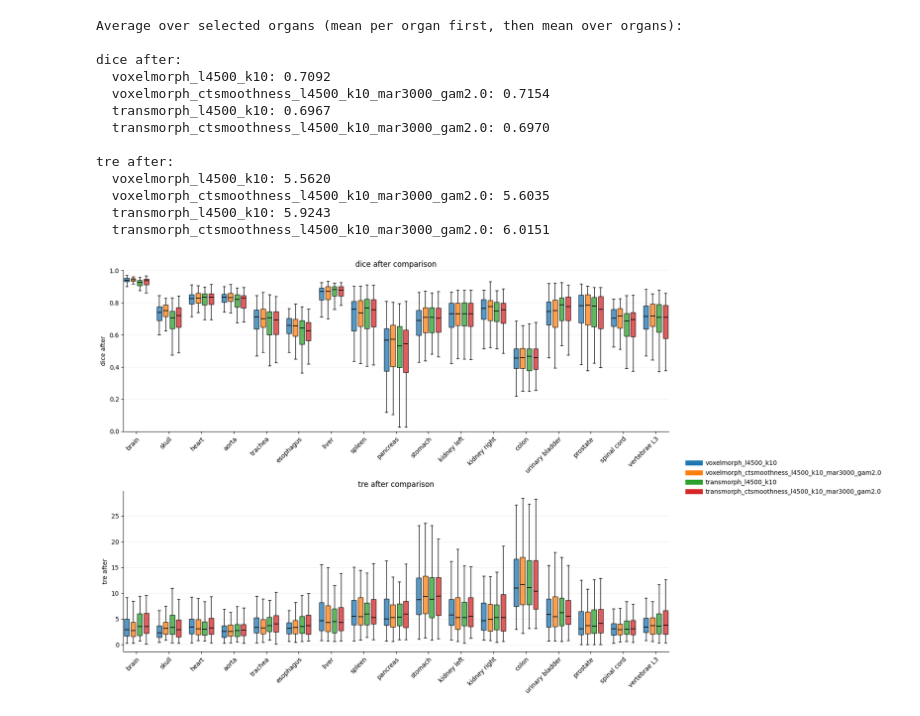
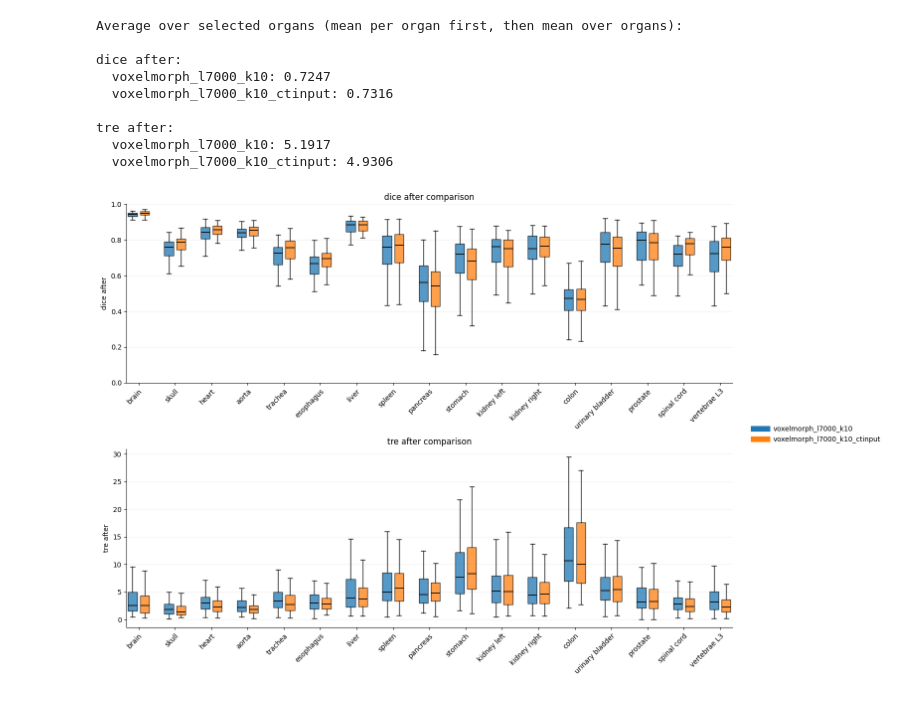
Before and after one commit to XiangcenWu/psma_gen, a Jupyter notebook: Registration/read_inference/read_inference_results.ipynb, the cells around one changed output. Drawn from its saved outputs; the diff is of its cells as text; code cells hidden in the pictures.

```diff
--- a/Registration/read_inference/read_inference_results.ipynb
+++ b/Registration/read_inference/read_inference_results.ipynb
@@ -638,25 +634,9 @@ DEFAULT_ORGANS = [
 ]
 
 TXT_FILES = [
-    # "/share/home/xcwu/pet_reg_results/ctsmoothness_l4500_k10_mar3000_gam2.0.txt",
-    # # "voxelmorph_l7000_k10.txt",
-    # # "/share/home/xcwu/pet_reg_results/voxelmorph_l7000_k10.txt",
-    # # "/share/home/xcwu/pet_reg_results/voxelmorph_l7000_k10_ctinput.txt",
-    # "/share/home/xcwu/pet_reg_results/voxelmorph_ctsmoothness_l4500_k10_mar3000_gam2.0.txt",
-    # # "/share/home/xcwu/pet_reg_results/transmorph_l7000_k10.txt",
-    # # "/share/home/xcwu/pet_reg_results/transmorph_l7000_k10_ctinput.txt",
-    # "/share/home/xcwu/pet_reg_results/transmorph_ctsmoothness_l4500_k10_mar3000_gam2.0.txt",
-    # # "/share/home/xcwu/pet_reg_results/ants_fdgct_to_psmact.txt"
+    "/share/home/xcwu/pet_reg_results/voxelmorph_l7000_k10.txt",
+    "/share/home/xcwu/pet_reg_results/voxelmorph_l7000_k10_ctinput.txt"
 
-
-
-    #
-    # "/share/home/xcwu/pet_reg_results/baseline_l7000_k10.txt",
-    # "/share/home/xcwu/pet_reg_results/ctsmoothness_l7000_k10_mar3000_gam2.0.txt",
-    "/share/home/xcwu/pet_reg_results/voxelmorph_l4500_k10.txt",
-    "/share/home/xcwu/pet_reg_results/voxelmorph_ctsmoothness_l4500_k10_mar3000_gam2.0.txt",
-    "/share/home/xcwu/pet_reg_results/transmorph_l4500_k10.txt",
-    "/share/home/xcwu/pet_reg_results/transmorph_ctsmoothness_l4500_k10_mar3000_gam2.0.txt",
 
 
 
@@ -1043,39 +1023,35 @@ def plot_metrics_boxplots_from_txt_files(
 
     plt.show()
     return fig
 
 
 def main():
     if not TXT_FILES:
         raise ValueError("Please fill TXT_FILES with one or more result txt paths.")
 
     plot_metrics_boxplots_from_txt_files(
         TXT_FILES,
         labels=LABELS,
         metrics=METRICS,
         organs=ORGANS,
         use_horizontal=USE_HORIZONTAL,
         show_fliers=SHOW_FLIERS,
         title=TITLE,
         output=OUTPUT,
         print_averages=True,
     )
 
 
 if __name__ == "__main__":
     main()
 # %% [output]
 Average over selected organs (mean per organ first, then mean over organs):
 
 dice after:
-  voxelmorph_l4500_k10: 0.7092
-  voxelmorph_ctsmoothness_l4500_k10_mar3000_gam2.0: 0.7154
-  transmorph_l4500_k10: 0.6967
-  transmorph_ctsmoothness_l4500_k10_mar3000_gam2.0: 0.6970
+  voxelmorph_l7000_k10: 0.7247
+  voxelmorph_l7000_k10_ctinput: 0.7316
 
 tre after:
-  voxelmorph_l4500_k10: 5.5620
-  voxelmorph_ctsmoothness_l4500_k10_mar3000_gam2.0: 5.6035
-  transmorph_l4500_k10: 5.9243
-  transmorph_ctsmoothness_l4500_k10_mar3000_gam2.0: 6.0151
+  voxelmorph_l7000_k10: 5.1917
+  voxelmorph_l7000_k10_ctinput: 4.9306
-[figure, old version]
+[figure, new version]
```
Also changed, not shown: parts of 2 cells of this notebook, 12 other files.
